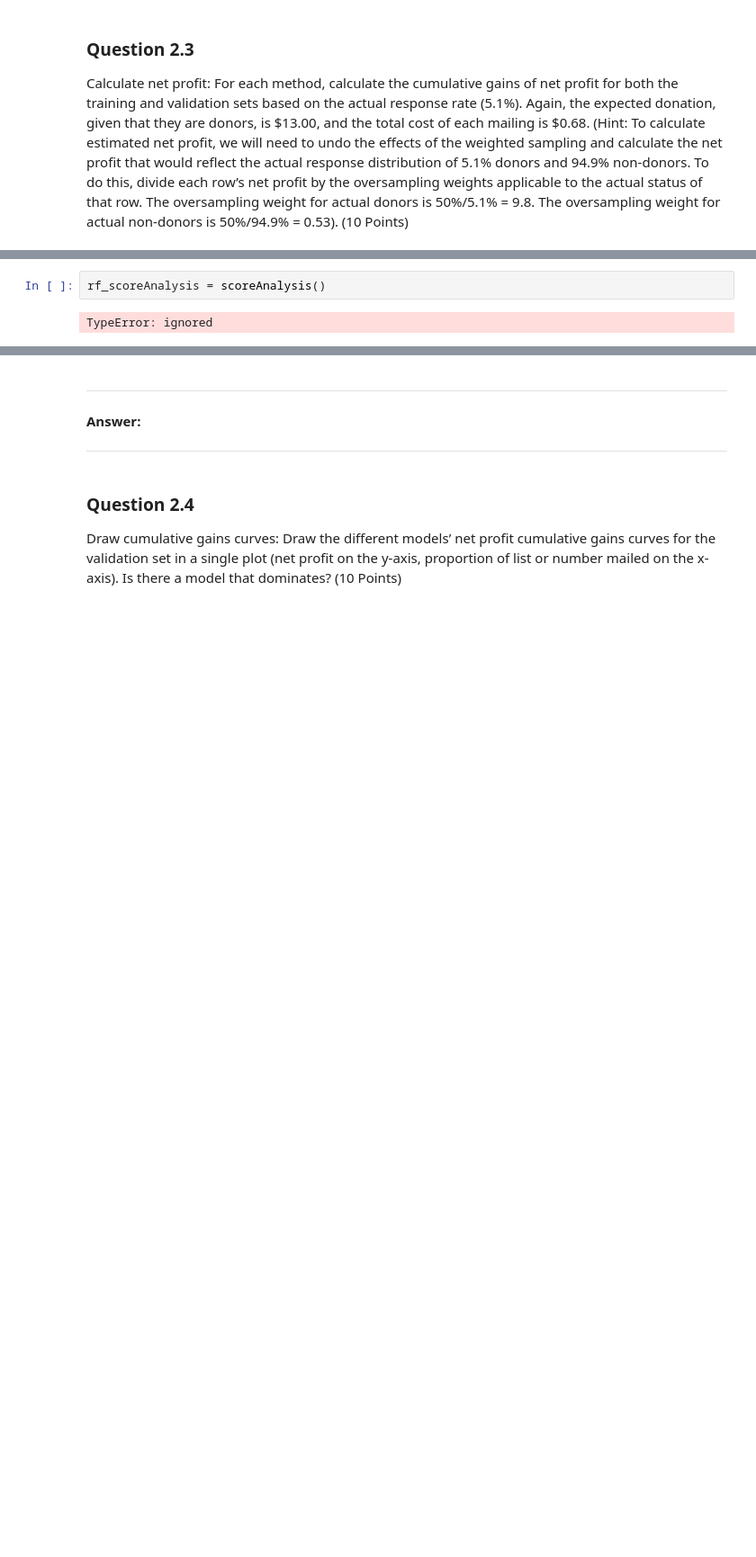
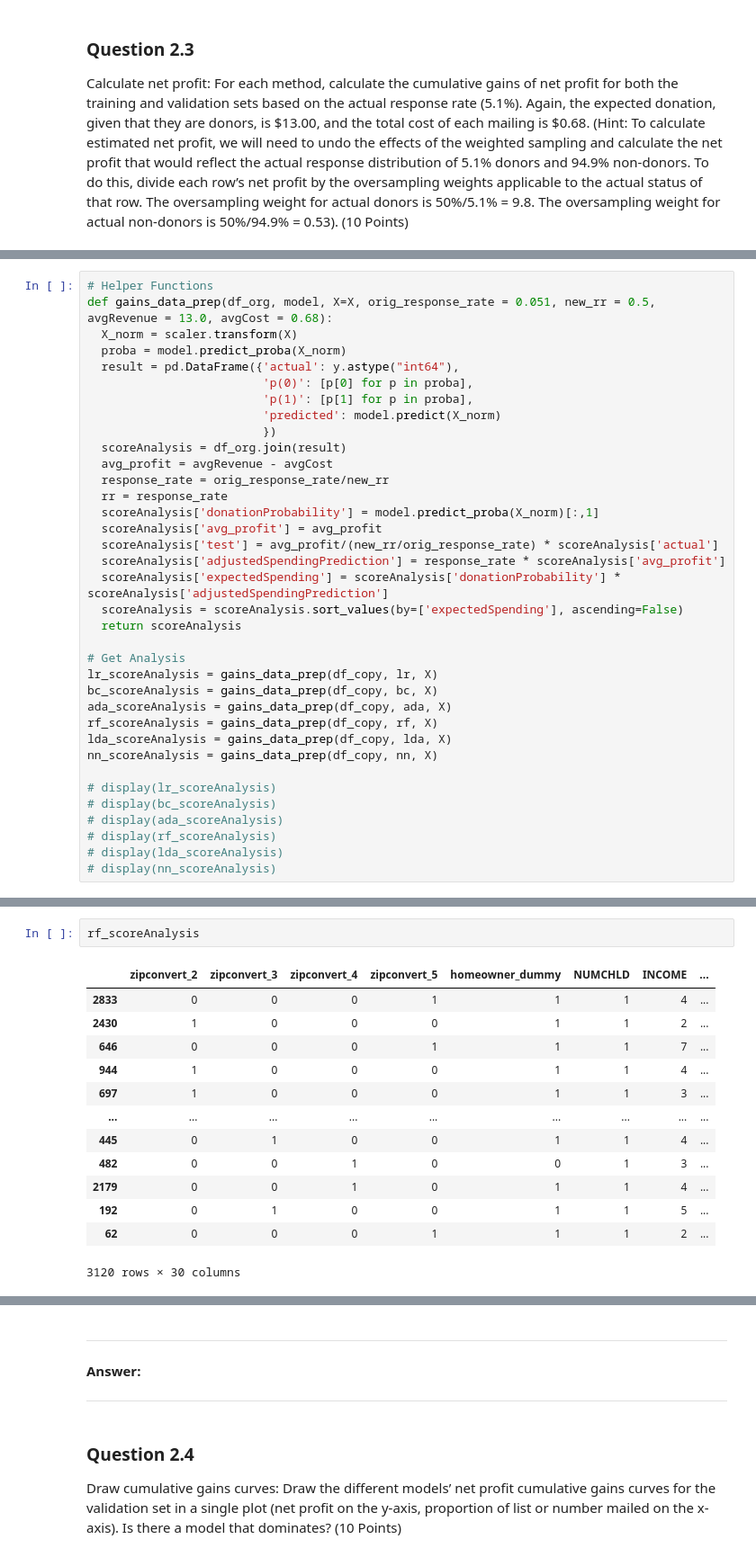
Before and after one commit to zachfreitas/ADS_505_Applied_Data_Sci_for_Business-, a Jupyter notebook: Module_4/Assignment_4/Assignment_4.ipynb, the cells around one changed output, grey strips where cells are left out. Shown: that part at 90% size. Saved outputs shown, nothing was run; the diff lists cells and outputs as text; blank space fills up the shorter version.

```diff
--- a/Module_4/Assignment_4/Assignment_4.ipynb
+++ b/Module_4/Assignment_4/Assignment_4.ipynb
@@ -337,0 +333,36 @@ def scoreAnalysis(df, model, response_rate = 0.051): # Dataframe, model, respons
+# %%
+# Helper Functions
+def gains_data_prep(df_org, model, X=X, orig_response_rate = 0.051, new_rr = 0.5, avgRevenue = 13.0, avgCost = 0.68):
+  X_norm = scaler.transform(X)
+  proba = model.predict_proba(X_norm)
+  result = pd.DataFrame({'actual': y.astype("int64"),
+                         'p(0)': [p[0] for p in proba],
+                         'p(1)': [p[1] for p in proba],
+                         'predicted': model.predict(X_norm)
+                         })
+  scoreAnalysis = df_org.join(result)
+  avg_profit = avgRevenue - avgCost
+  response_rate = orig_response_rate/new_rr
+  rr = response_rate
+  scoreAnalysis['donationProbability'] = model.predict_proba(X_norm)[:,1]
+  scoreAnalysis['avg_profit'] = avg_profit
+  scoreAnalysis['test'] = avg_profit/(new_rr/orig_response_rate) * scoreAnalysis['actual']
+  scoreAnalysis['adjustedSpendingPrediction'] = response_rate * scoreAnalysis['avg_profit']
+  scoreAnalysis['expectedSpending'] = scoreAnalysis['donationProbability'] * scoreAnalysis['adjustedSpendingPrediction']
+  scoreAnalysis = scoreAnalysis.sort_values(by=['expectedSpending'], ascending=False)
+  return scoreAnalysis
+
+# Get Analysis
+lr_scoreAnalysis = gains_data_prep(df_copy, lr, X)
+bc_scoreAnalysis = gains_data_prep(df_copy, bc, X)
+ada_scoreAnalysis = gains_data_prep(df_copy, ada, X)
+rf_scoreAnalysis = gains_data_prep(df_copy, rf, X)
+lda_scoreAnalysis = gains_data_prep(df_copy, lda, X)
+nn_scoreAnalysis = gains_data_prep(df_copy, nn, X)
+
+# display(lr_scoreAnalysis)
+# display(bc_scoreAnalysis)
+# display(ada_scoreAnalysis)
+# display(rf_scoreAnalysis)
+# display(lda_scoreAnalysis)
+# display(nn_scoreAnalysis)
@@ -338,4 +403,16 @@ def scoreAnalysis(df, model, response_rate = 0.051): # Dataframe, model, respons
 # %%
-rf_scoreAnalysis = scoreAnalysis()
+rf_scoreAnalysis
 # %% [output]
+|  | zipconvert_2 | zipconvert_3 | zipconvert_4 | zipconvert_5 | homeowner_dummy | NUMCHLD | INCOME | ... |
+| 2833 | 0 | 0 | 0 | 1 | 1 | 1 | 4 | ... |
+| 2430 | 1 | 0 | 0 | 0 | 1 | 1 | 2 | ... |
+| 646 | 0 | 0 | 0 | 1 | 1 | 1 | 7 | ... |
+| 944 | 1 | 0 | 0 | 0 | 1 | 1 | 4 | ... |
+| 697 | 1 | 0 | 0 | 0 | 1 | 1 | 3 | ... |
+| ... | ... | ... | ... | ... | ... | ... | ... | ... |
+| 445 | 0 | 1 | 0 | 0 | 1 | 1 | 4 | ... |
+| 482 | 0 | 0 | 1 | 0 | 0 | 1 | 3 | ... |
+| 2179 | 0 | 0 | 1 | 0 | 1 | 1 | 4 | ... |
+| 192 | 0 | 1 | 0 | 0 | 1 | 1 | 5 | ... |
+| 62 | 0 | 0 | 0 | 1 | 1 | 1 | 2 | ... |
-TypeError: ignored
+3120 rows × 30 columns
```
Also changed, not shown: parts of 16 cells of this notebook.
